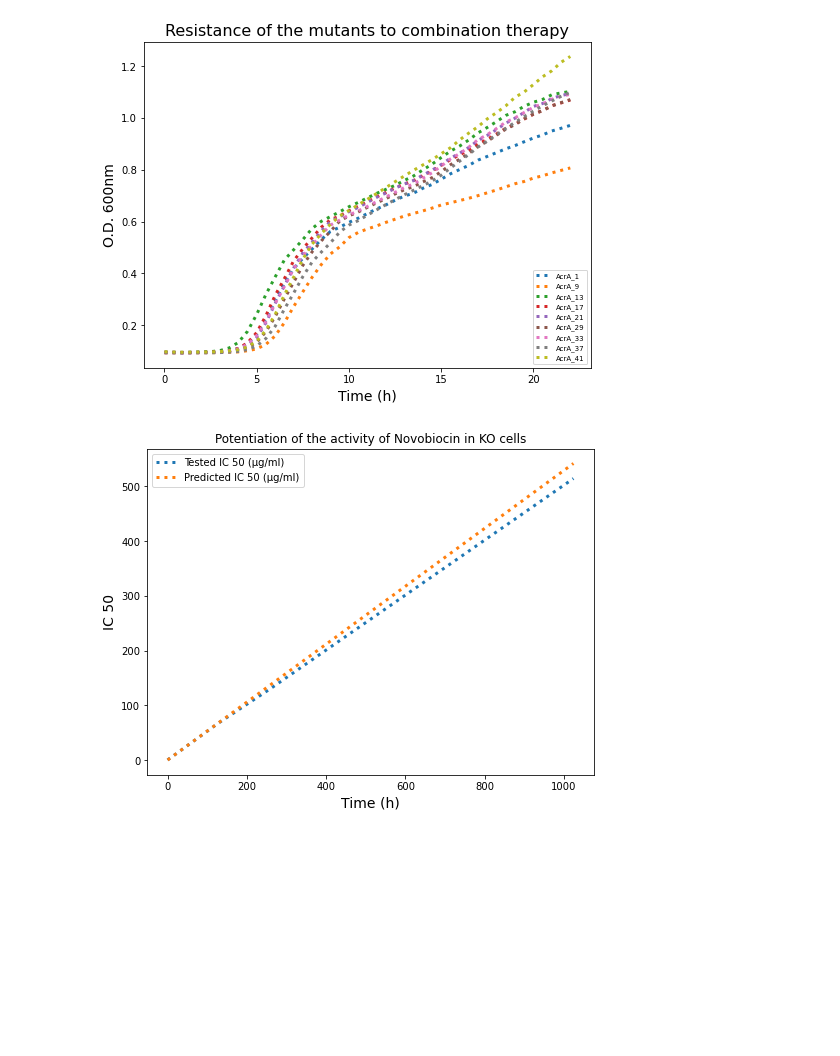
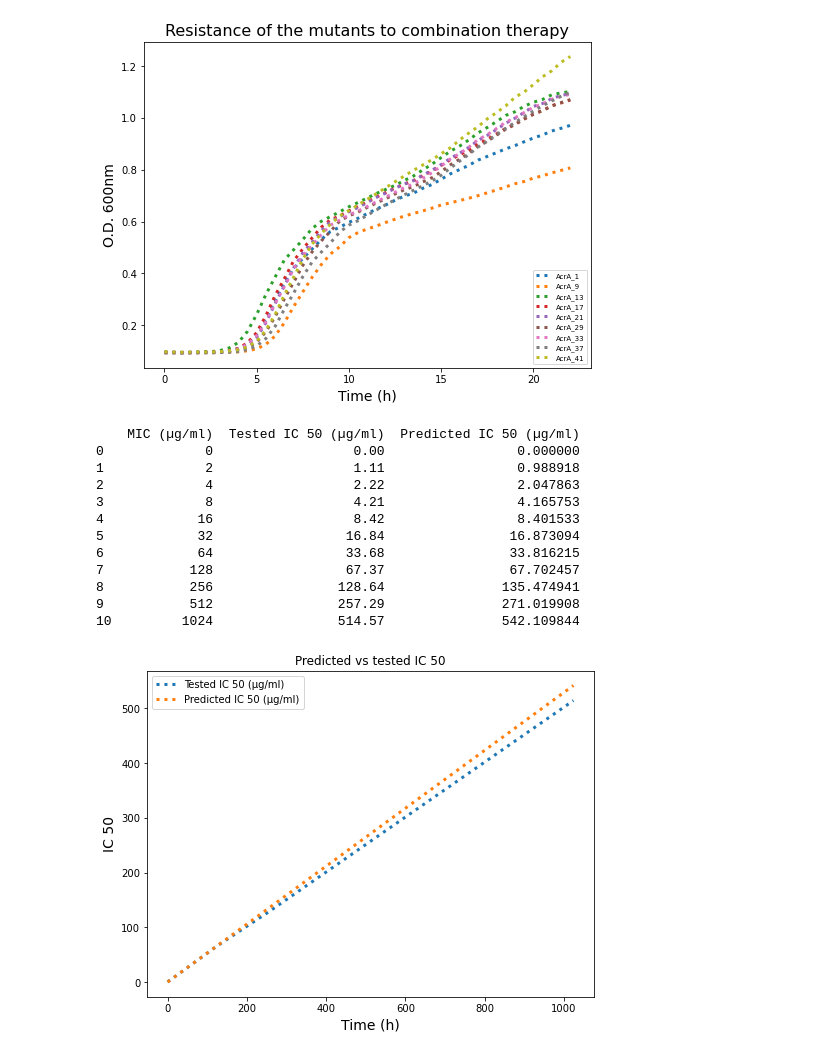
Before and after one commit to ramizjp003/Project_files, a Jupyter notebook: Project report_all notebook.ipynb, the cells around one changed output. Cells and saved outputs as stored; diff of their text form; code cells hidden in the pictures; blank space fills up the shorter version.

```diff
--- a/Project report_all notebook.ipynb
+++ b/Project report_all notebook.ipynb
@@ -291,34 +291,46 @@ import pandas as pd
 
 # read by default 1st sheet of an excel file
 df= pd.read_excel('MIC_IC50_ML.xlsx')
-#print(df)
+print(df)
 x_data = df['MIC (µg/ml)']
 #x = list (df.loc[:,"pUC18-pBAD33"])
 #y = list (df.loc[:,"Time [s]"])
 y_data = df[df.columns[1::]]
 #print (y_data)
 z = list (df.iloc [:0, 1:12])
 
 import matplotlib.pyplot as plt
 
 #plt.plot(x_data,y_data, label= z)
 plt.figure(figsize=(8,6))
 
 plt.plot(x_data, y_data,
          linestyle = 'dotted',
 
          linewidth =3,
          markersize = 6,
          label = z)
 
 plt.legend (loc = 'upper left', fontsize=10)
 
-plt.title('Potentiation of the activity of Novobiocin in KO cells',fontsize=12)
+plt.title('Predicted vs tested IC 50',fontsize=12)
 
 plt.xlabel('Time (h)',fontsize=14)
 
 plt.ylabel('IC 50',fontsize=14)
 #plt.savefig("Predicted IC 50.png", dpi = 300)
 plt.show()
 # %% [output]
+    MIC (µg/ml)  Tested IC 50 (µg/ml)  Predicted IC 50 (µg/ml)
+0             0                  0.00                 0.000000
+1             2                  1.11                 0.988918
+2             4                  2.22                 2.047863
+3             8                  4.21                 4.165753
+4            16                  8.42                 8.401533
+5            32                 16.84                16.873094
+6            64                 33.68                33.816215
+7           128                 67.37                67.702457
+8           256                128.64               135.474941
+9           512                257.29               271.019908
+10         1024                514.57               542.109844
-[figure, old version]
+[figure, new version]
```
